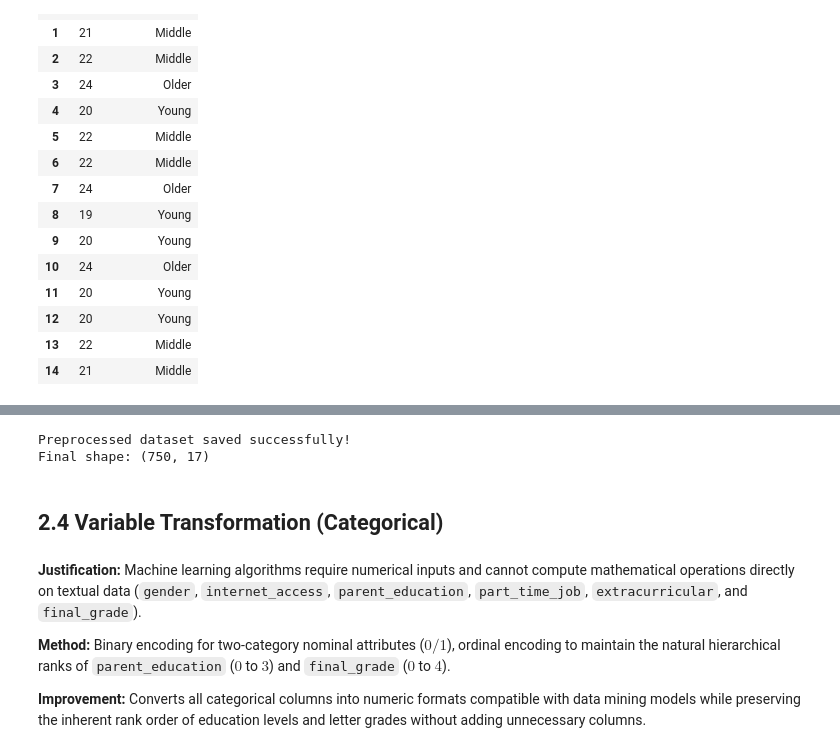
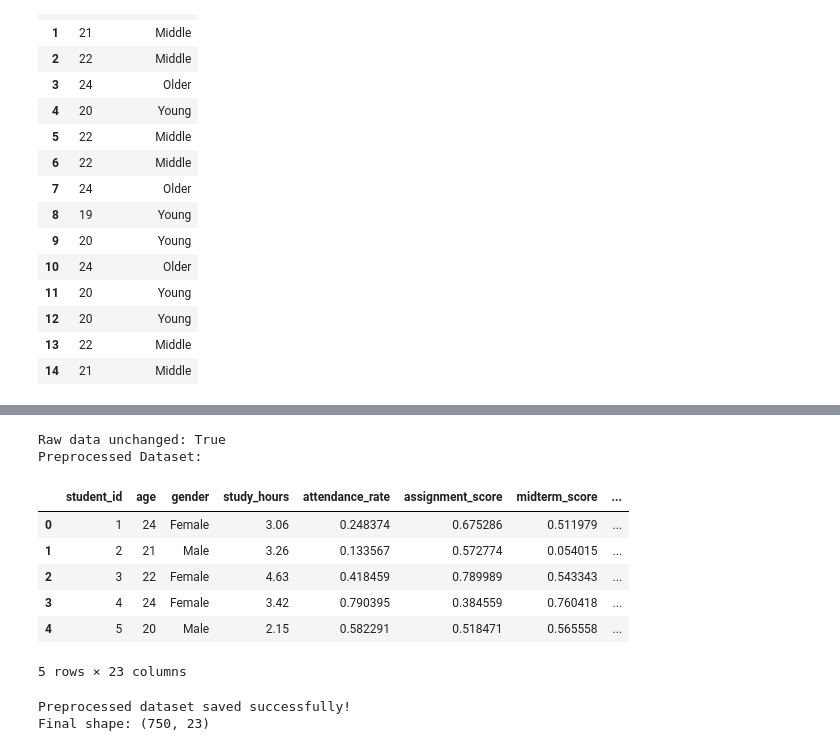
Before and after one commit to LaraAlmani/IT326, a Jupyter notebook: Phase2.ipynb, the cells around one changed output, grey strips where cells are left out. Drawn from its saved outputs; the diff is of its cells as text; code cells hidden in the pictures.

```diff
--- a/Phase2.ipynb
+++ b/Phase2.ipynb
@@ -420,16 +468,24 @@ Min_Max normalization transforms each selected attribute to the range [0, 1]. Th
 # %%
+# Check that the raw data was not modified
+raw_check = pd.read_csv("student_performance_dataset.csv")
+print("Raw data unchanged:", raw_df.equals(raw_check))
+
+print("Preprocessed Dataset:")
+display(df.head())
+
 df.to_csv("Preprocessed_dataset.csv", index=False)
 
 print("Preprocessed dataset saved successfully!")
 print("Final shape:", df.shape)
 # %% [output]
-Preprocessed dataset saved successfully!
-Final shape: (750, 17)
+Raw data unchanged: True
+Preprocessed Dataset:
+|  | student_id | age | gender | study_hours | attendance_rate | assignment_score | midterm_score | ... |
+| 0 | 1 | 24 | Female | 3.06 | 0.248374 | 0.675286 | 0.511979 | ... |
+| 1 | 2 | 21 | Male | 3.26 | 0.133567 | 0.572774 | 0.054015 | ... |
+| 2 | 3 | 22 | Female | 4.63 | 0.418459 | 0.789989 | 0.543343 | ... |
+| 3 | 4 | 24 | Female | 3.42 | 0.790395 | 0.384559 | 0.760418 | ... |
+| 4 | 5 | 20 | Male | 2.15 | 0.582291 | 0.518471 | 0.565558 | ... |
+5 rows × 23 columns
+Preprocessed dataset saved successfully!
+Final shape: (750, 23)
-# %% [markdown]
-## 2.4 Variable Transformation (Categorical)
-# %% [markdown]
-**Justification:** Machine learning algorithms require numerical inputs and cannot compute mathematical operations directly on textual data (`gender`, `internet_access`, `parent_education`, `part_time_job`, `extracurricular`, and `final_grade`).
-
-**Method:** Binary encoding for two-category nominal attributes ($0/1$), ordinal encoding to maintain the natural hierarchical ranks of `parent_education` ($0$ to $3$) and `final_grade` ($0$ to $4$).
-
-**Improvement:** Converts all categorical columns into numeric formats compatible with data mining models while preserving the inherent rank order of education levels and letter grades without adding unnecessary columns.
```
Also changed, not shown: parts of 24 cells of this notebook.
